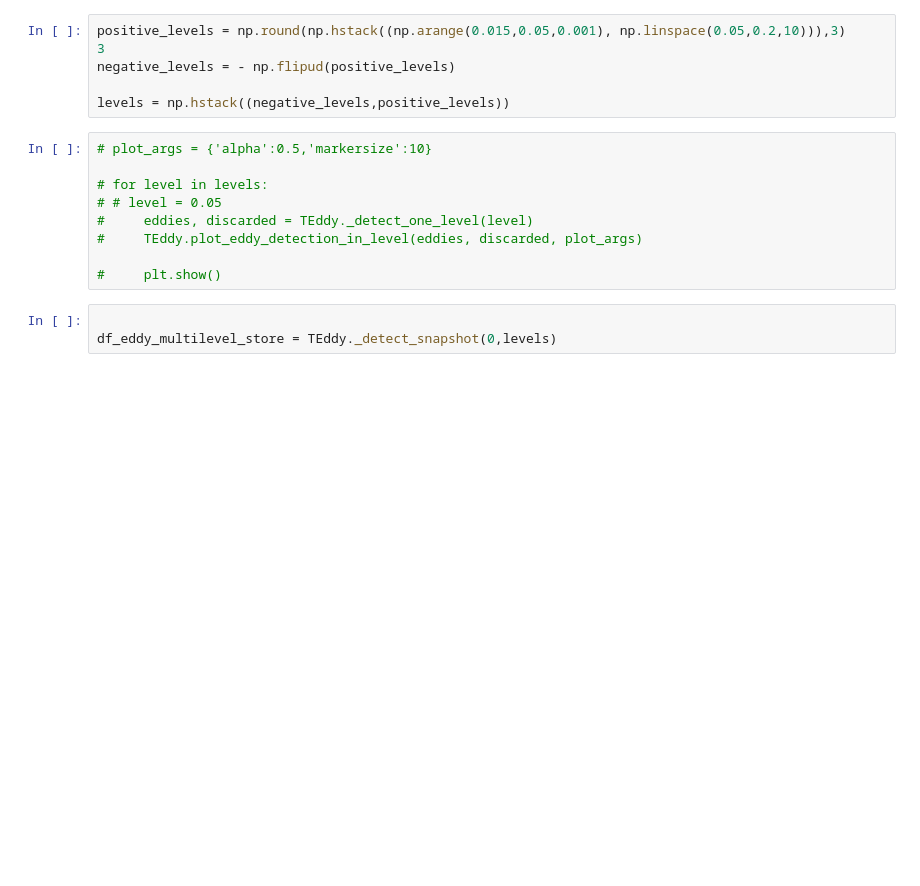
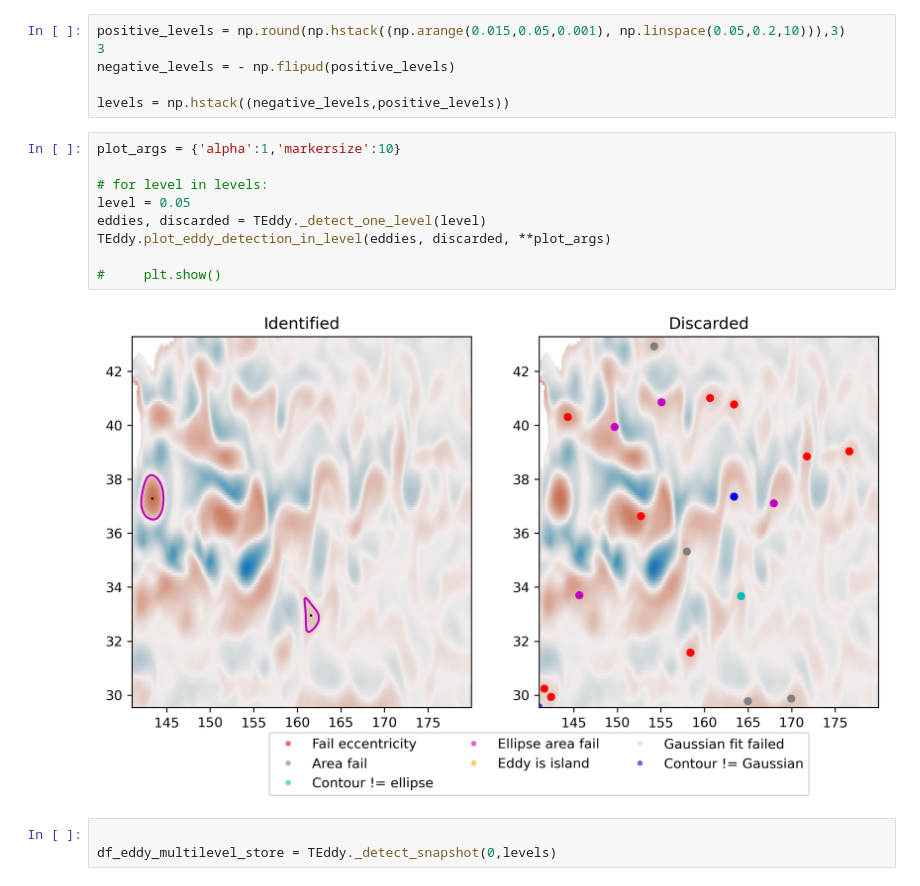
Before and after one commit to josuemtzmo/trackeddy, a Jupyter notebook: examples/test_in_data_with_issues.ipynb, the cells around one changed output. Saved outputs shown, nothing was run; the diff lists cells and outputs as text; blank space fills up the shorter version.

```diff
--- a/examples/test_in_data_with_issues.ipynb
+++ b/examples/test_in_data_with_issues.ipynb
@@ -25,14 +25,16 @@ negative_levels = - np.flipud(positive_levels)
 
 levels = np.hstack((negative_levels,positive_levels))
 # %%
-# plot_args = {'alpha':0.5,'markersize':10}
+plot_args = {'alpha':1,'markersize':10}
 
 # for level in levels:
-# # level = 0.05
-#     eddies, discarded = TEddy._detect_one_level(level)
-#     TEddy.plot_eddy_detection_in_level(eddies, discarded, plot_args)
+level = 0.05
+eddies, discarded = TEddy._detect_one_level(level)
+TEddy.plot_eddy_detection_in_level(eddies, discarded, **plot_args)
 
 #     plt.show()
+# %% [output]
+[figure, added]
 # %%
 
 df_eddy_multilevel_store = TEddy._detect_snapshot(0,levels)
```
Also changed, not shown: parts of 4 cells of this notebook, 3 other files.
